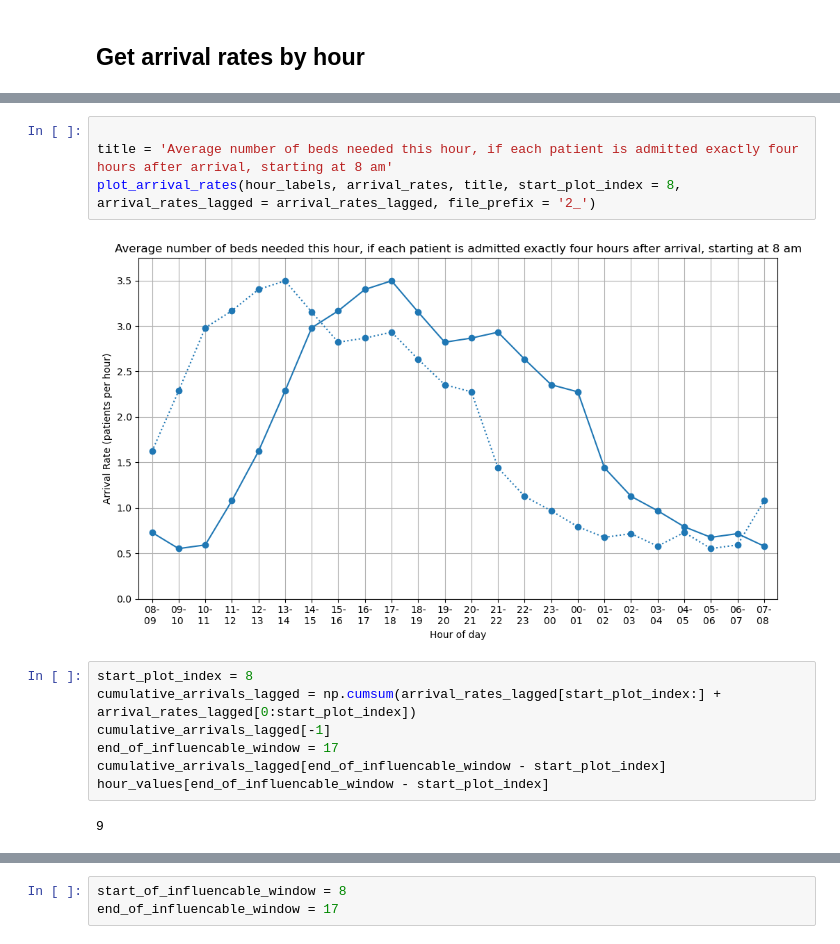
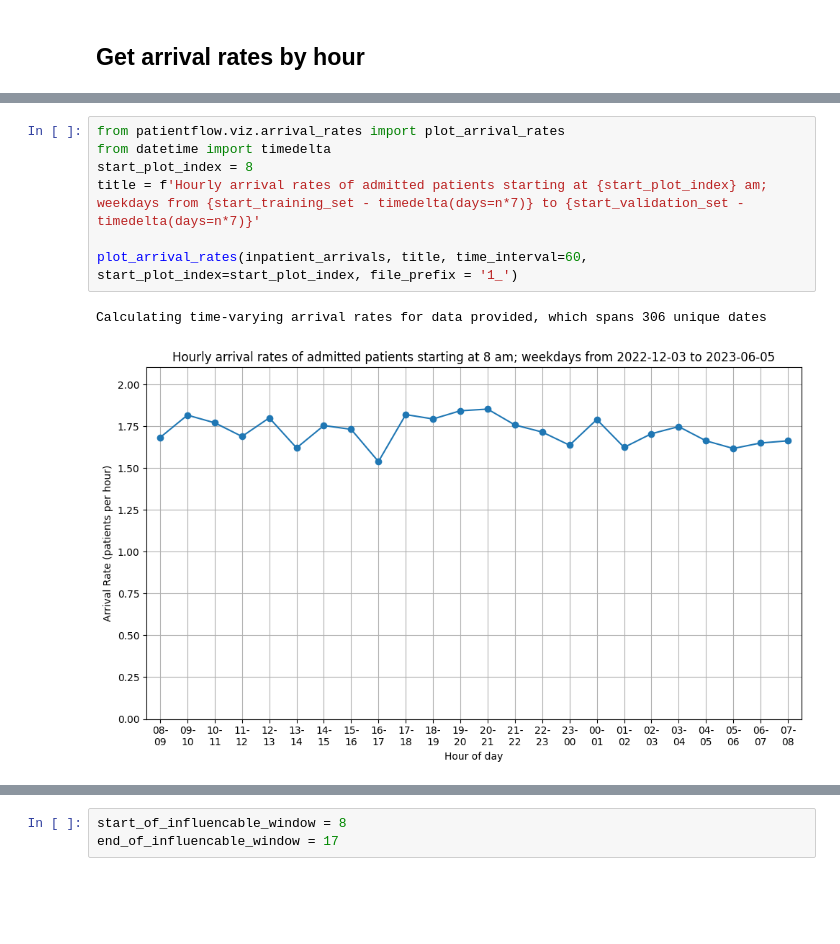
Before and after one commit to zmek/patientflow, a Jupyter notebook: notebooks/experiments/Modelling_to_show_true_demand.ipynb, the cells around one changed output, grey strips where cells are left out. Cells and saved outputs as stored; diff of their text form; blank space fills up the shorter version.

```diff
--- a/notebooks/experiments/Modelling_to_show_true_demand.ipynb
+++ b/notebooks/experiments/Modelling_to_show_true_demand.ipynb
@@ -210,15 +109,10 @@ plot_arrival_rates(hour_labels, arrival_rates, title, start_plot_index = 8, file
-# %%
-
-title = 'Average number of beds needed this hour, if each patient is admitted exactly four hours after arrival, starting at 8 am'
-plot_arrival_rates(hour_labels, arrival_rates, title, start_plot_index = 8, arrival_rates_lagged = arrival_rates_lagged, file_prefix = '2_')
-# %% [output]
-[figure, removed]
-# %%
-start_plot_index = 8
-cumulative_arrivals_lagged = np.cumsum(arrival_rates_lagged[start_plot_index:] + arrival_rates_lagged[0:start_plot_index])
-cumulative_arrivals_lagged[-1]
-end_of_influencable_window = 17
-cumulative_arrivals_lagged[end_of_influencable_window - start_plot_index]
-hour_values[end_of_influencable_window - start_plot_index]
-# %% [output]
-9
+# %%
+from patientflow.viz.arrival_rates import plot_arrival_rates
+from datetime import timedelta
+start_plot_index = 8
+title = f'Hourly arrival rates of admitted patients starting at {start_plot_index} am; weekdays from {start_training_set - timedelta(days=n*7)} to {start_validation_set - timedelta(days=n*7)}'
+
+plot_arrival_rates(inpatient_arrivals, title, time_interval=60, start_plot_index=start_plot_index, file_prefix = '1_')
+# %% [output]
+Calculating time-varying arrival rates for data provided, which spans 306 unique dates
+[figure, added]
```
Also changed, not shown: parts of 51 cells of this notebook, 3 other files.
